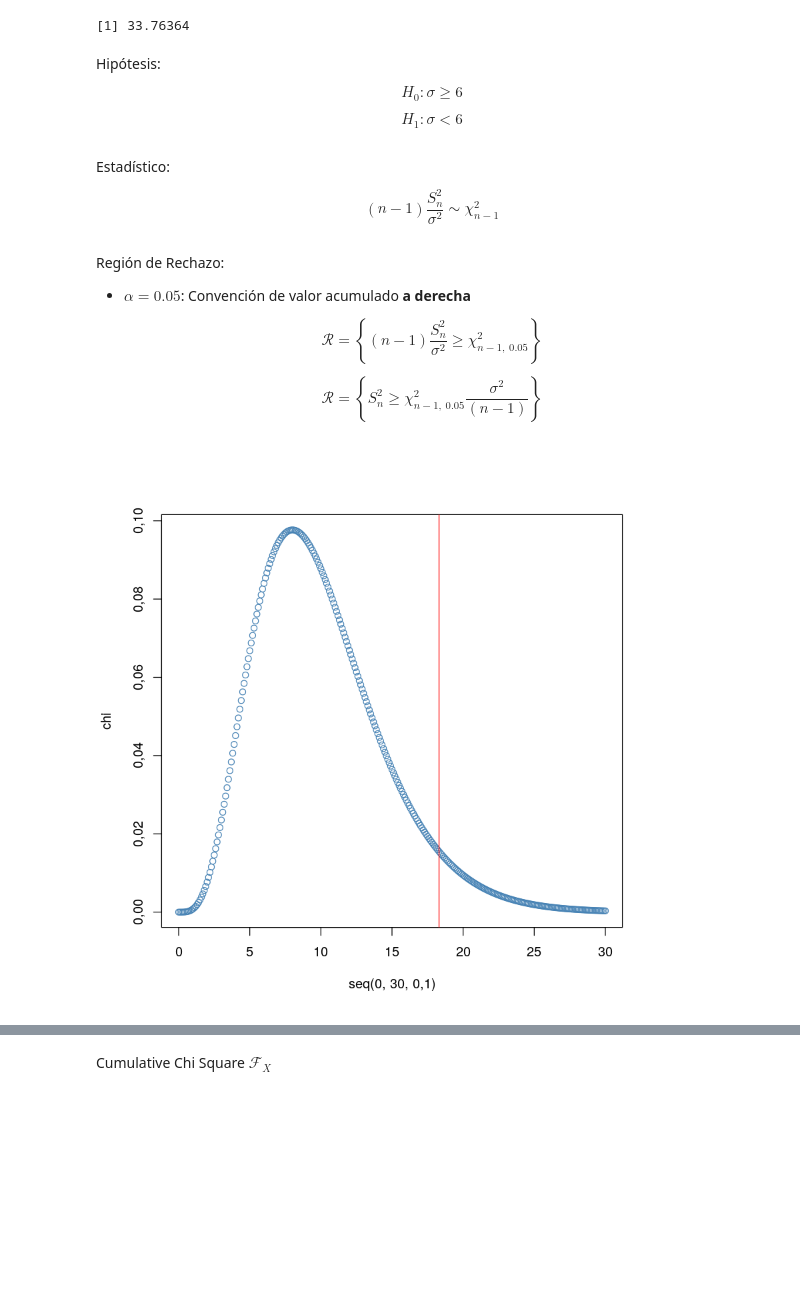
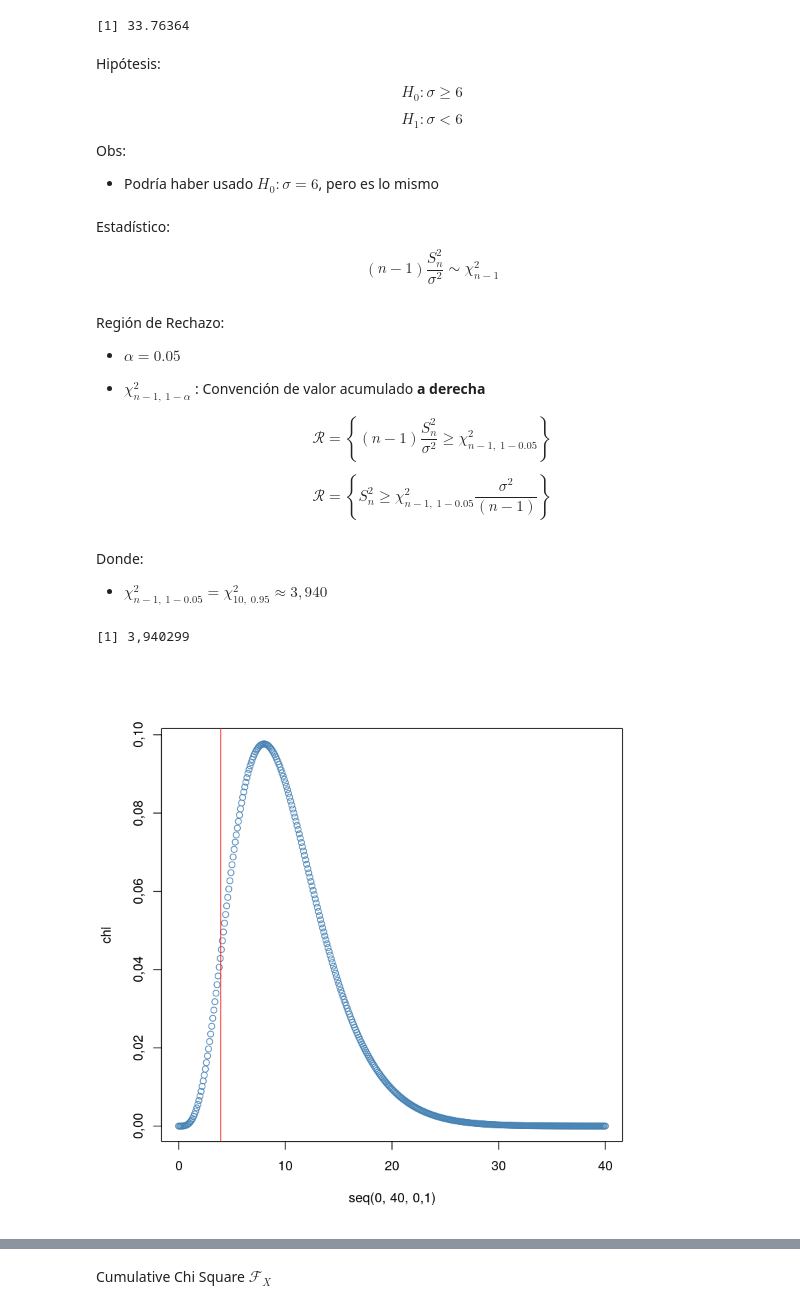
Before and after one commit to LecJackS/Probabilidades-y-Estadistica-2019-2doC, a Jupyter notebook: Practica 9 (nueva) - Ejercicio 3.ipynb, the cells around one changed output, grey strips where cells are left out. Cells and saved outputs as stored; diff of their text form; code cells hidden in the pictures; blank space fills up the shorter version.

```diff
--- a/Practica 9 (nueva) - Ejercicio 3.ipynb
+++ b/Practica 9 (nueva) - Ejercicio 3.ipynb
@@ -31,24 +31,38 @@ Hipótesis:
 $$H_0: \sigma \geq 6$$
 
 $$H_1 : \sigma < 6$$
+
+Obs:
+* Podría haber usado $H_0: \sigma = 6$, pero es lo mismo
 # %% [markdown]
 Estadístico:
 
-$$(n-1) \frac {S^2_n}{\sigma^2} \sim \chi^2_{n-1}$$
+$$(n-1) \frac {S^2_n}{\sigma^2} \sim \mathbb \chi^2_{n-1}$$
 # %% [markdown]
 Región de Rechazo:
 
-* $\alpha = 0.05$: Convención de valor acumulado **a derecha**
+* $\alpha = 0.05$
 
-$$\mathcal R = \left\{ (n-1) \frac {S^2_n}{\sigma^2} \geq \chi^2_{n-1, \ 0.05} \right\} $$
+* $\chi^2_{n-1, \ 1-\alpha}$ : Convención de valor acumulado **a derecha**
 
-$$\mathcal R = \left\{ S^2_n \geq \chi^2_{n-1, \ 0.05} \frac {\sigma^2}{(n-1)} \right\} $$
+$$\mathcal R = \left\{ (n-1) \frac {S^2_n}{\sigma^2} \geq \chi^2_{n-1, \ 1-0.05} \right\} $$
+
+$$\mathcal R = \left\{ S^2_n \geq \chi^2_{n-1, \ 1-0.05} \frac {\sigma^2}{(n-1)} \right\} $$
+# %% [markdown]
+Donde:
+
+* $\chi^2_{n-1, \ 1-0.05} = \chi^2_{10, \ 0.95} \approx 3,940$
+# %%
+qchisq(df=10, 0.05)
+# %% [output]
+[1] 3,940299
 # %%
-chi <- dchisq(df=10, seq(0,30,0.1))
-plot(seq(0,30,0.1), chi, col='steelblue')
-abline(v=qchisq(df=10, 0.95), col='red')
+chi <- dchisq(df=10, seq(0, 40, 0.1))
+plot(seq(0, 40, 0.1), chi, col='steelblue')
+
+abline(v=qchisq(df=10, 0.05), col='red')
 # %% [output]
-[figure, old version]
+[figure, new version]
 # %% [markdown]
 Función de potencia:
 
```
Also changed, not shown: parts of 7 cells of this notebook.
